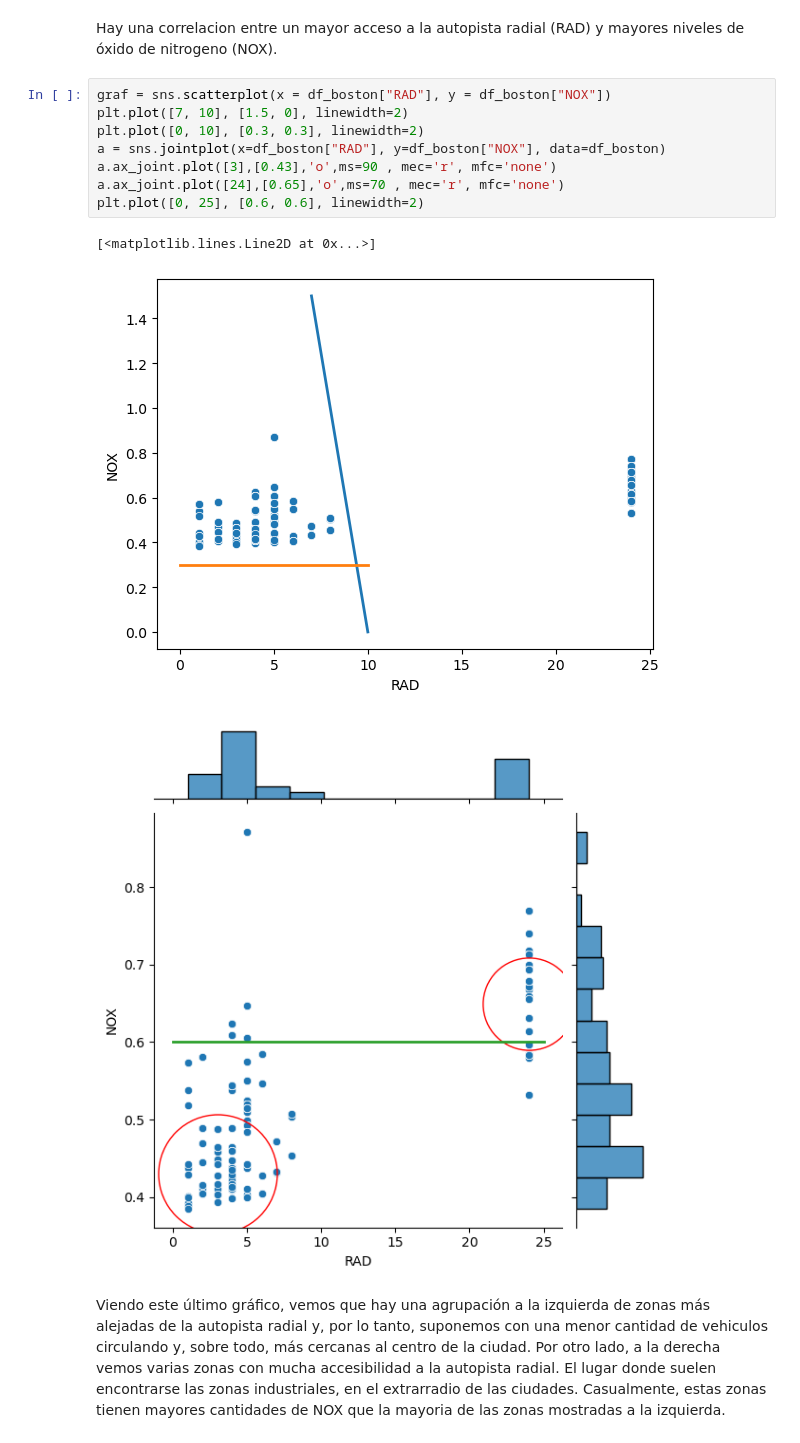
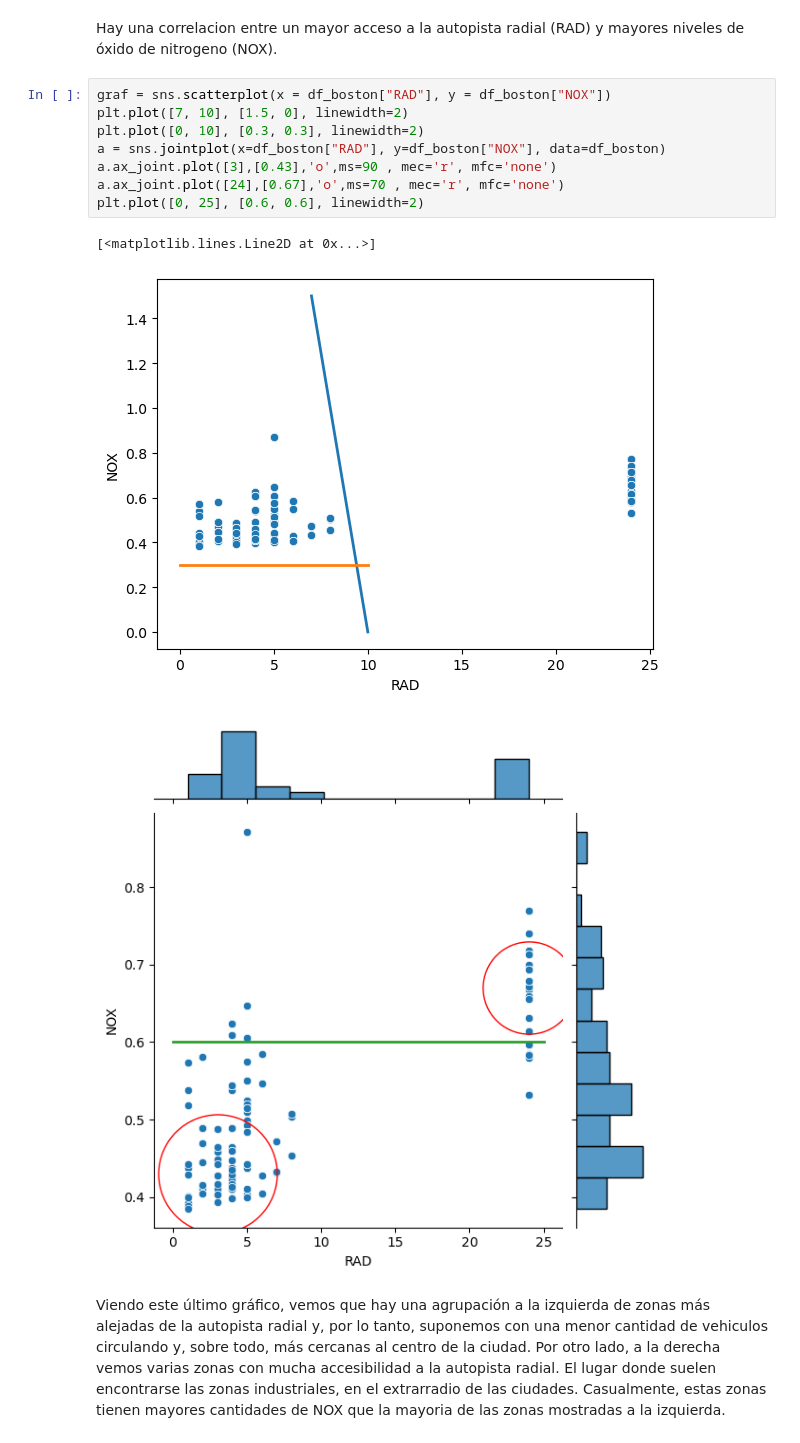
Before and after one commit to amejosecar/boston_DSPT, a Jupyter notebook: Daniel_A._propuesta.ipynb, the cells around one changed output. Drawn from its saved outputs; the diff is of its cells as text.

```diff
--- a/Daniel_A._propuesta.ipynb
+++ b/Daniel_A._propuesta.ipynb
@@ -82,15 +67,15 @@ Hay una correlacion entre un mayor acceso a la autopista radial (RAD) y mayores
 # %%
 graf = sns.scatterplot(x = df_boston["RAD"], y = df_boston["NOX"])
 plt.plot([7, 10], [1.5, 0], linewidth=2)
 plt.plot([0, 10], [0.3, 0.3], linewidth=2)
 a = sns.jointplot(x=df_boston["RAD"], y=df_boston["NOX"], data=df_boston)
 a.ax_joint.plot([3],[0.43],'o',ms=90 , mec='r', mfc='none')
-a.ax_joint.plot([24],[0.65],'o',ms=70 , mec='r', mfc='none')
+a.ax_joint.plot([24],[0.67],'o',ms=70 , mec='r', mfc='none')
 plt.plot([0, 25], [0.6, 0.6], linewidth=2)
 # %% [output]
 [<matplotlib.lines.Line2D at 0x...>]
 [figure]
-[figure, old version]
+[figure, new version]
 # %% [markdown]
 Viendo este último gráfico, vemos que hay una agrupación a la izquierda de zonas más alejadas de la autopista radial y, por lo tanto, suponemos con una menor cantidad de vehiculos circulando y, sobre todo, más cercanas al centro de la ciudad.
 Por otro lado, a la derecha vemos varias zonas con mucha accesibilidad a la autopista radial. El lugar donde suelen encontrarse las zonas industriales, en el extrarradio de las ciudades. Casualmente, estas zonas tienen mayores cantidades de NOX que la mayoria de las zonas mostradas a la izquierda.
```
Also changed, not shown: parts of 4 cells of this notebook.
